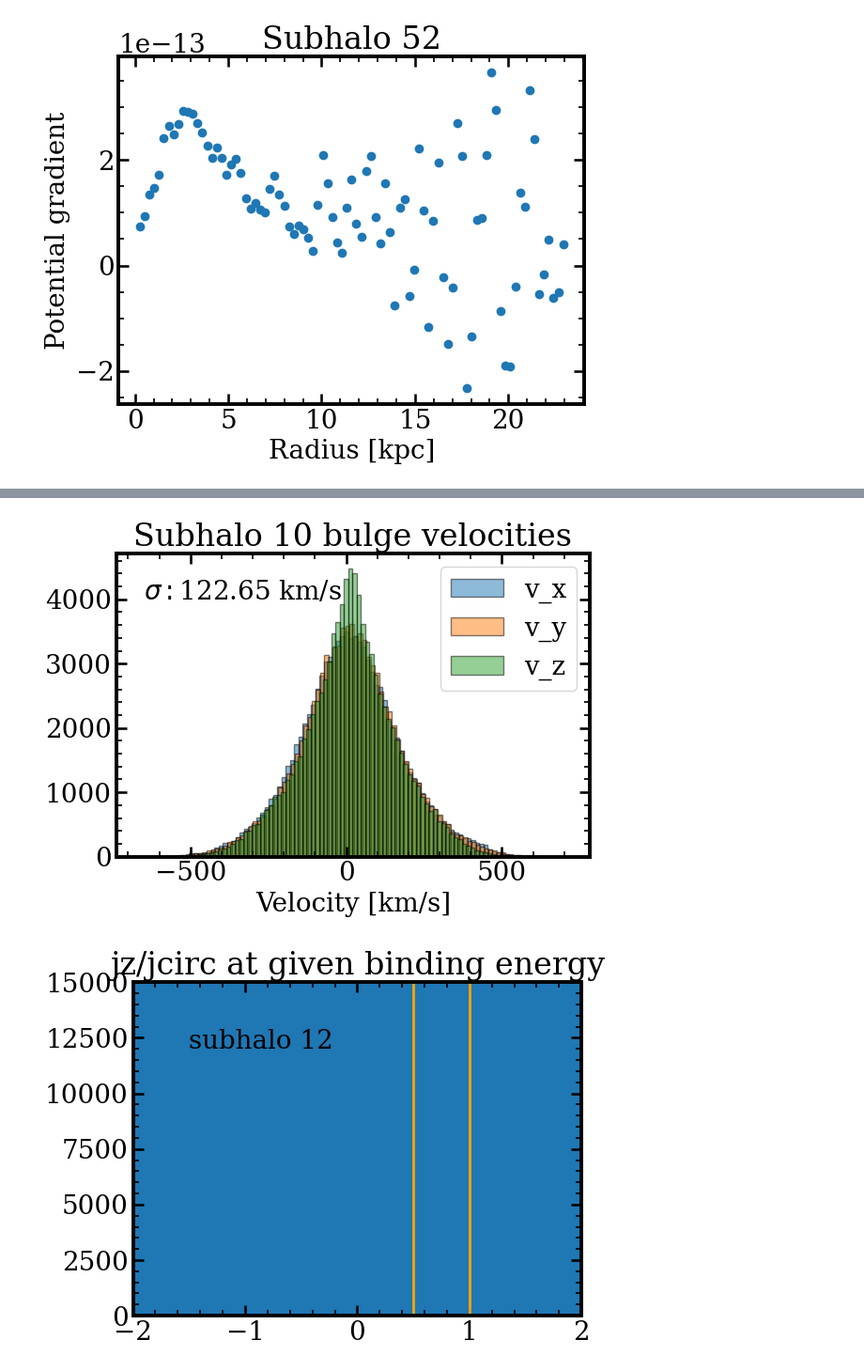
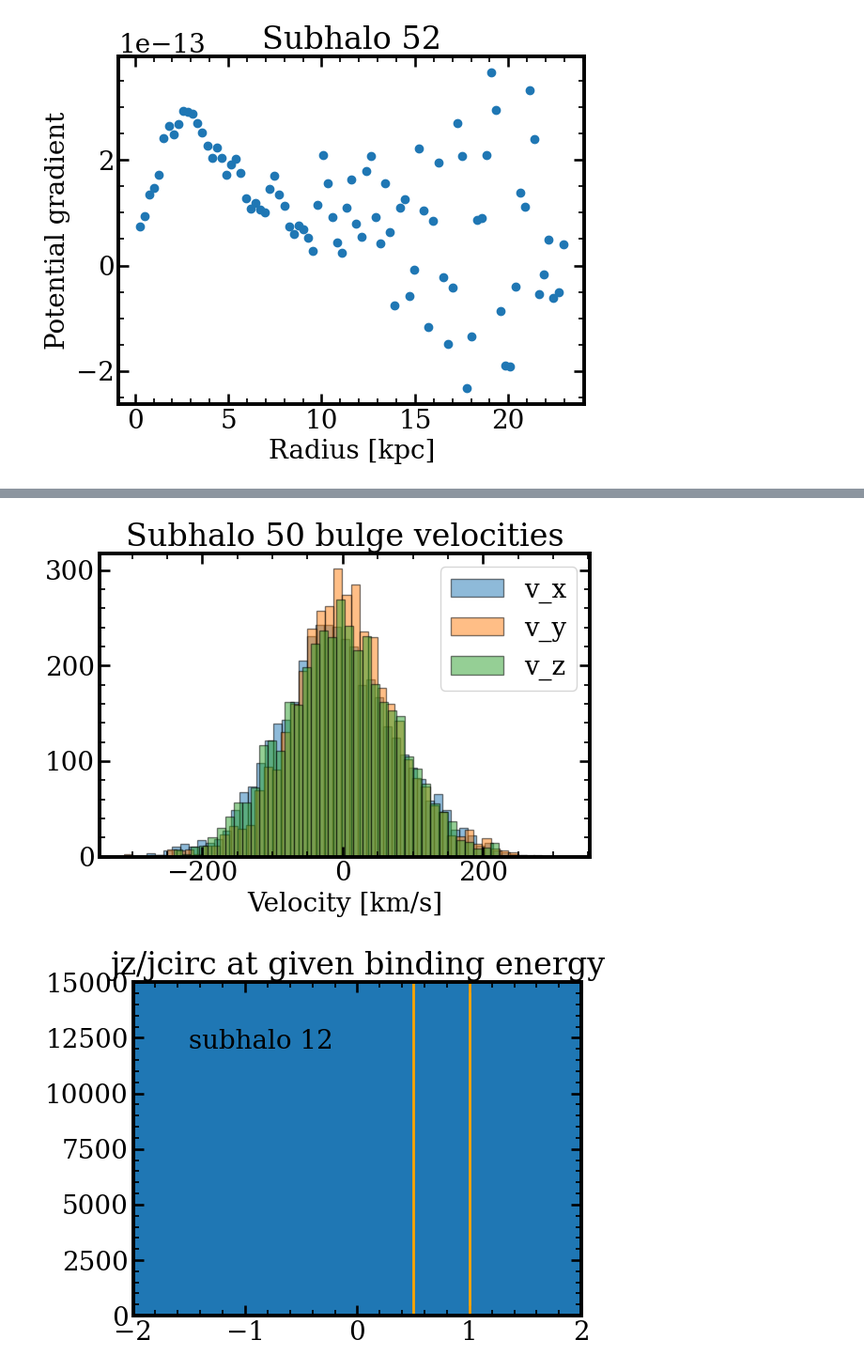
Before and after one commit to khojonat/Brahma_Analysis, a Jupyter notebook: Testing.ipynb, the cells around one changed output, grey strips where cells are left out. Shown at 94% size. Saved outputs shown, nothing was run; the diff lists cells and outputs as text; code cells hidden in the pictures.

```diff
--- a/Testing.ipynb
+++ b/Testing.ipynb
@@ -36,7 +158,7 @@ mask1 = np.logical_and(SubhaloBHLen>0,SubhaloStarsLen>1000)  # Only subhalos wit
 Desired_subhalos = SubhaloIndices[mask1]
 # %%
 # for i in range(40,100):
-subhalo_id = 10 # Desired_subhalos[i]
+subhalo_id = 50 # Desired_subhalos[i] # 31424
 # print("Subhalo {}".format(Desired_subhalos[i]))
 kpc2km = 3.0857e16
 Subhaloprops = il.groupcat.loadSubhalos(basePath,snap_num,fields=['SubhaloPos','SubhaloVel'])
@@ -47,7 +169,7 @@ Coordinates,Velocities,Potentials = Center_subhalo(Star_Props,Subhaloprops,box_s
 
 # start_time = time.perf_counter()
 
-pos,grad,ratio,negids,rcs,potential_binned,gradient_interp,potental_interp = kinematic_decomp_e(Coordinates,Velocities,Potentials)
+pos,grad,ratio2,negids,rcs,potential_binned,gradient_interp,potental_interp,bins = kinematic_decomp_e(Coordinates,Velocities,Potentials)
 
 # Code to be timed
 # end_time = time.perf_counter()
@@ -219,16 +367,16 @@ plt.savefig('Plots/Subhalo_{}_vel_disk.png'.format(subhalo_id))
 # %%
-plt.hist(bulge_vel[:,0],bins=100,edgecolor='black',label = 'v_x',alpha=0.5)
-plt.hist(bulge_vel[:,1],bins=100,edgecolor='black',label = 'v_y',alpha=0.5)
-plt.hist(bulge_vel[:,2],bins=100,edgecolor='black',label = 'v_z',alpha=0.5)
+plt.hist(bulge_vel[:,0],bins=50,edgecolor='black',label = 'v_x',alpha=0.5)
+plt.hist(bulge_vel[:,1],bins=50,edgecolor='black',label = 'v_y',alpha=0.5)
+plt.hist(bulge_vel[:,2],bins=50,edgecolor='black',label = 'v_z',alpha=0.5)
 
-plt.text(-650,4000,f"$\sigma:${np.std(bulge_vel_3d):.2f} km/s")
+# plt.text(-650,4000,f"$\sigma:${np.std(bulge_vel_3d):.2f} km/s")
 plt.legend()
 plt.title("Subhalo {} bulge velocities".format(subhalo_id))
 plt.xlabel("Velocity [km/s]")
 plt.tight_layout()
 plt.savefig('Plots/Subhalo_{}_vel_bulge.png'.format(subhalo_id))
 # %% [output]
-[figure, old version]
+[figure, new version]
 # %%
 plt.hist(ratio2,bins=500,edgecolor='black')
 plt.vlines([0.5,1],0,20000,color = 'orange',lw=2)
```
Also changed, not shown: parts of 14 cells of this notebook, 2 other files.
